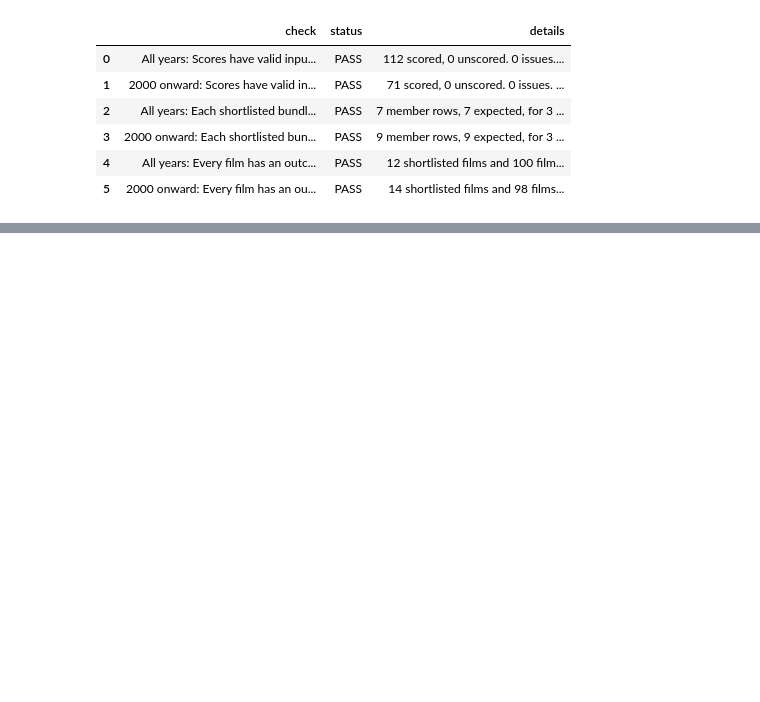
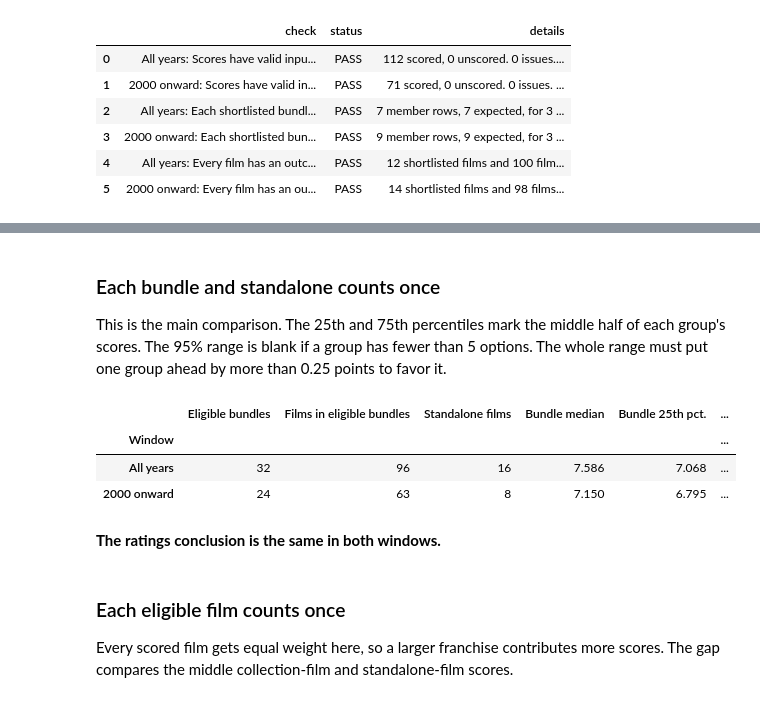
Before and after one commit to ishola-amalitech/streamvault, a Jupyter notebook: notebooks/04_recommendation.ipynb, the cells around one changed output, grey strips where cells are left out. Saved outputs shown, nothing was run; the diff lists cells and outputs as text; code cells hidden in the pictures; blank space fills up the shorter version.

```diff
--- a/notebooks/04_recommendation.ipynb
+++ b/notebooks/04_recommendation.ipynb
@@ -953,0 +1107,49 @@ These checks verify the scores, the films counted in each bundle, and the outcom
+# %%
+# Use descriptive headings and round only the displayed numbers.
+spread_columns = {
+    "bundle_median": "Bundle median", "bundle_q1": "Bundle 25th pct.", "bundle_q3": "Bundle 75th pct.",
+    "standalone_median": "Standalone median", "standalone_q1": "Standalone 25th pct.",
+    "standalone_q3": "Standalone 75th pct.", "rating_gap": "Gap (points)",
+}
+interval_columns = {
+    "interval_low": "95% range low", "interval_high": "95% range high", "conclusion": "Ratings conclusion",
+}
+decision_columns = {
+    "bundle_units": "Eligible bundles", "bundle_films": "Films in eligible bundles",
+    "standalone_units": "Standalone films", **spread_columns, **interval_columns,
+}
+display(Markdown(
+    "### Each bundle and standalone counts once\n\n"
+    "This is the main comparison. The 25th and 75th percentiles mark the middle half of each group's scores. "
+    f"The 95% range is blank if a group has fewer than {comparison_minimum} options. "
+    f"The whole range must put one group ahead by more than {comparison_margin:.2f} points to favor it."
+))
+display(decision_comparison[list(decision_columns)].rename(columns=decision_columns).rename_axis("Window").round(3))
+if decision_comparison["conclusion"].nunique() > 1:
+    display(Markdown("**The ratings conclusion changes when the 2000 cutoff is applied.**"))
+else:
+    display(Markdown("**The ratings conclusion is the same in both windows.**"))
+
+film_columns_to_show = {
+    "bundle_units": "Scored collection films", "standalone_units": "Scored standalone films", **spread_columns,
+    "bundle_median": "Collection films median", "bundle_q1": "Collection films 25th pct.",
+    "bundle_q3": "Collection films 75th pct.",
+}
+display(Markdown(
+    "### Each eligible film counts once\n\n"
+    "Every scored film gets equal weight here, so a larger franchise contributes more scores. "
+    "The gap compares the middle collection-film and standalone-film scores."
+))
+display(film_comparison[list(film_columns_to_show)].rename(columns=film_columns_to_show).rename_axis("Window").round(3))
+# %% [output]
+### Each bundle and standalone counts once
+
+This is the main comparison. The 25th and 75th percentiles mark the middle half of each group's scores. The 95% range is blank if a group has fewer than 5 options. The whole range must put one group ahead by more than 0.25 points to favor it.
+|  | Eligible bundles | Films in eligible bundles | Standalone films | Bundle median | Bundle 25th pct. | ... |
+| Window |  |  |  |  |  | ... |
+| All years | 32 | 96 | 16 | 7.586 | 7.068 | ... |
+| 2000 onward | 24 | 63 | 8 | 7.150 | 6.795 | ... |
+**The ratings conclusion is the same in both windows.**
+### Each eligible film counts once
+
+Every scored film gets equal weight here, so a larger franchise contributes more scores. The gap compares the middle collection-film and standalone-film scores.
```
Also changed, not shown: parts of 12 cells of this notebook, 4 other files.
